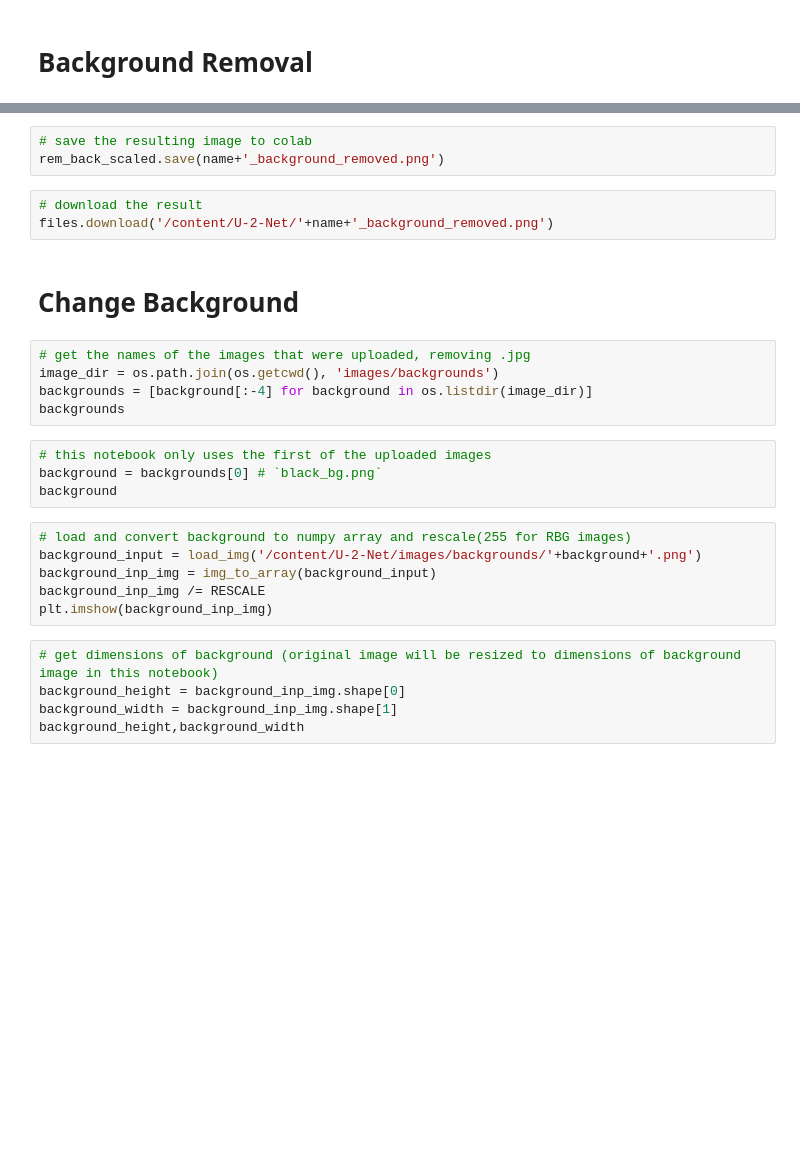
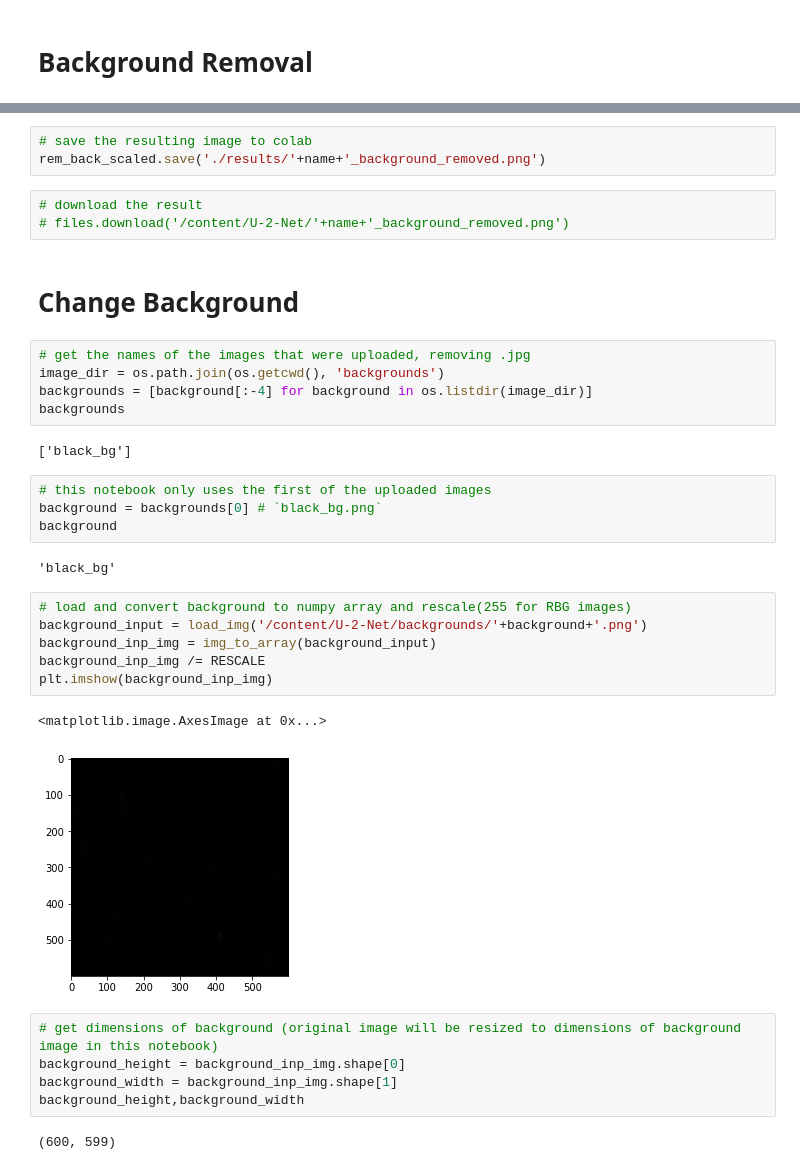
Before and after one commit to spying-on-spyers/DeadLocks, a Jupyter notebook: final_hackathon.ipynb, the cells around one changed output, grey strips where cells are left out. Saved outputs shown, nothing was run; the diff lists cells and outputs as text; blank space fills up the shorter version.

```diff
--- a/final_hackathon.ipynb
+++ b/final_hackathon.ipynb
@@ -101,31 +118,40 @@ display(rem_back_scaled)
 # %%
 # save the resulting image to colab
-rem_back_scaled.save(name+'_background_removed.png')
+rem_back_scaled.save('./results/'+name+'_background_removed.png')
 # %%
 # download the result
-files.download('/content/U-2-Net/'+name+'_background_removed.png')
+# files.download('/content/U-2-Net/'+name+'_background_removed.png')
 # %% [markdown]
 # Change Background
 # %%
 # get the names of the images that were uploaded, removing .jpg
-image_dir = os.path.join(os.getcwd(), 'images/backgrounds')
+image_dir = os.path.join(os.getcwd(), 'backgrounds')
 backgrounds = [background[:-4] for background in os.listdir(image_dir)]
 backgrounds
+# %% [output]
+['black_bg']
 # %%
 # this notebook only uses the first of the uploaded images
 background = backgrounds[0] # `black_bg.png`
 background
+# %% [output]
+'black_bg'
 # %%
 # load and convert background to numpy array and rescale(255 for RBG images)
-background_input = load_img('/content/U-2-Net/images/backgrounds/'+background+'.png')
+background_input = load_img('/content/U-2-Net/backgrounds/'+background+'.png')
 background_inp_img = img_to_array(background_input)
 background_inp_img /= RESCALE
 plt.imshow(background_inp_img)
+# %% [output]
+<matplotlib.image.AxesImage at 0x...>
+[figure, added]
 # %%
 # get dimensions of background (original image will be resized to dimensions of background image in this notebook)
 background_height = background_inp_img.shape[0]
 background_width = background_inp_img.shape[1]
 background_height,background_width
+# %% [output]
+(600, 599)
 # %%
 # resize the image
 resized_rem_back  = resize(rem_back, (background_height,background_width))
```
Also changed, not shown: parts of 20 cells of this notebook.
